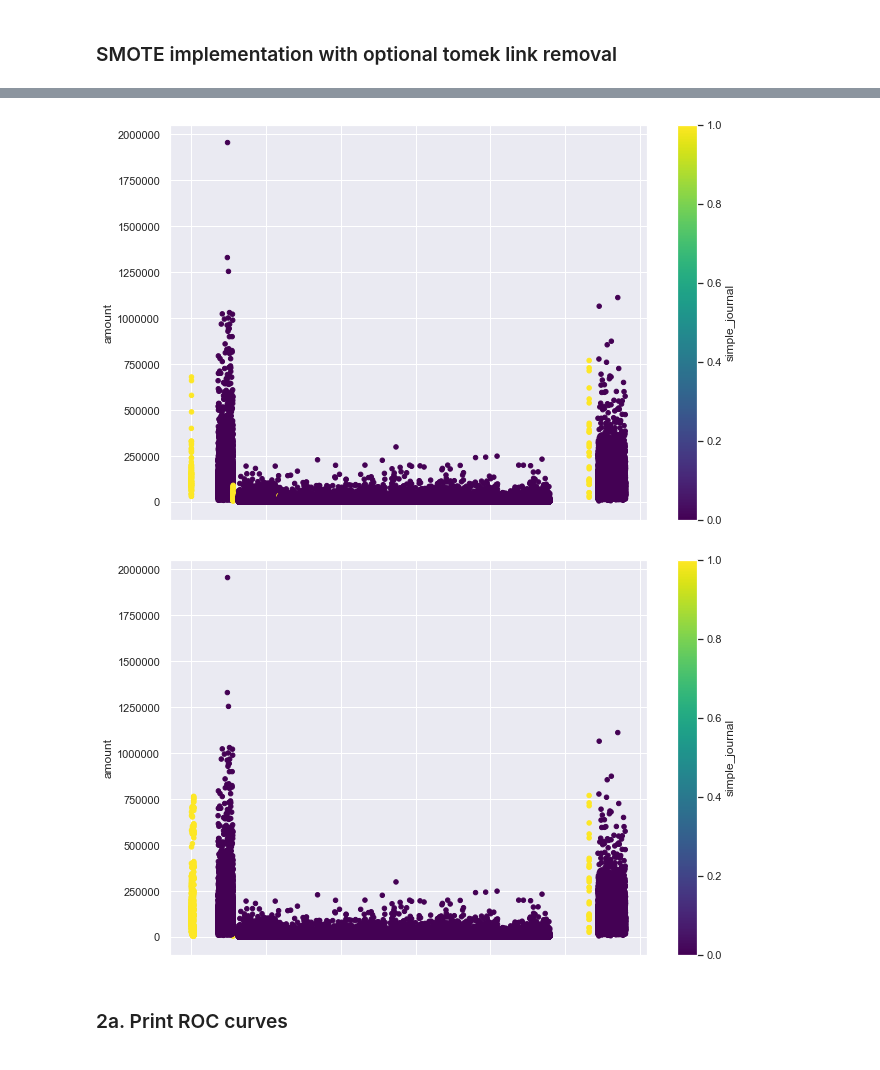
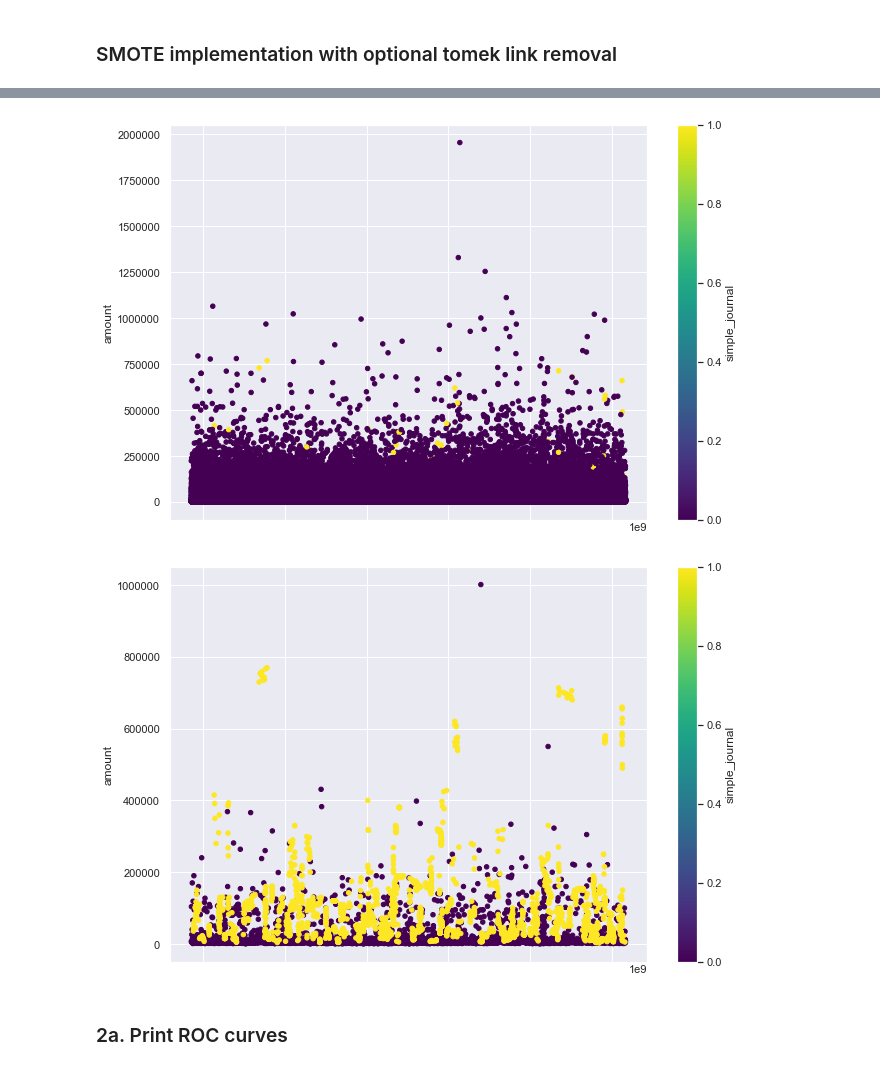
Before and after one commit to adityakunar/cda-2021, a Jupyter notebook: Assignment-1/Lab1.ipynb, the cells around one changed output, grey strips where cells are left out. Drawn from its saved outputs; the diff is of its cells as text; code cells hidden in the pictures.

```diff
--- a/Assignment-1/Lab1.ipynb
+++ b/Assignment-1/Lab1.ipynb
@@ -290 +292,25 @@ def smote_wrapper(prep_df, N, k, tomek_links = False):
+# %%
+from sklearn.utils import resample
+
+def downsample_majority_class(df, percent):
+    df1 = df.copy()
+
+    not_fraud_df = df1.loc[df1["simple_journal"] == 0]
+    fraud_df = df1.loc[df1['simple_journal'] == 1]
+    if(percent):
+        num_samples = int(len(fraud_df) * (100/percent))
+    else:
+        num_samples = len(fraud_df)
+#     print(num_samples)
+    not_fraud_downsampled = resample(not_fraud_df,
+                                    replace = False, # sample without replacement
+                                    n_samples = num_samples, # match minority n
+                                    random_state = 27) # reproducible results
+
+    # combine minority and downsampled majority
+    downsampled = pd.concat([not_fraud_downsampled, fraud_df])
+
+    # checking counts
+#     downsampled[].value_counts()
+    return downsampled
 # %% [markdown]
@@ -293,5 +319,6 @@ def smote_wrapper(prep_df, N, k, tomek_links = False):
 # 200% samples with 2 nearest neighbours
 # Tomek Links not removed if tomek_links is set to false
 smoted_df = smote_wrapper(prep_df, N = 500, k = 2, tomek_links = False)
+smoted_df = downsample_majority_class(smoted_df, 50)
 smoted_df['simple_journal'].value_counts()
 # %% [output]
@@ -300,11 +327,11 @@ smoted_df['simple_journal'].value_counts()
 Name: simple_journal, dtype: int64
 # %%
 # Scatter Plots to visualize the SMOTE results
-ax1 = prep_df.reset_index().plot.scatter(x='index', y='amount', c='simple_journal', colormap='viridis')
-ax2 = smoted_df.reset_index().plot.scatter(x='index', y='amount', c='simple_journal', colormap='viridis')
+ax1 = prep_df.reset_index().plot.scatter(x='creationdate', y='amount', c='simple_journal', colormap='viridis')
+ax2 = smoted_df.reset_index().plot.scatter(x='creationdate', y='amount', c='simple_journal', colormap='viridis')
 # %% [output]
-[figure, old version]
+[figure, new version]
-[figure, old version]
+[figure, new version]
 # %% [markdown]
 ### 2a. Print ROC curves
 # %% [markdown]
```
Also changed, not shown: parts of 5 cells of this notebook.
